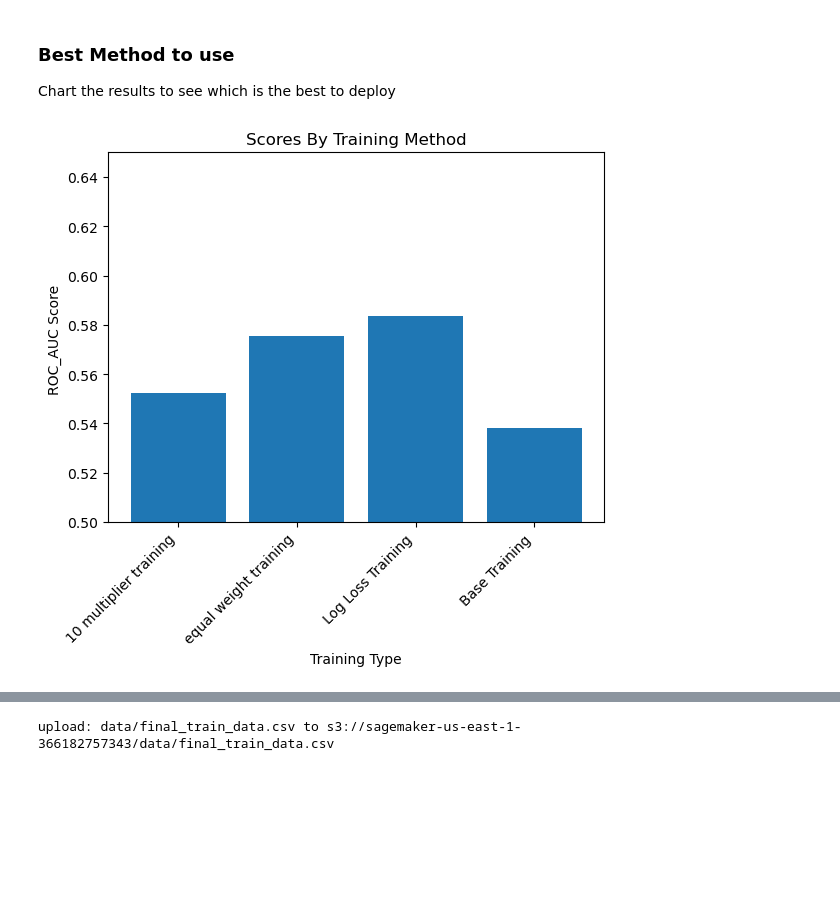
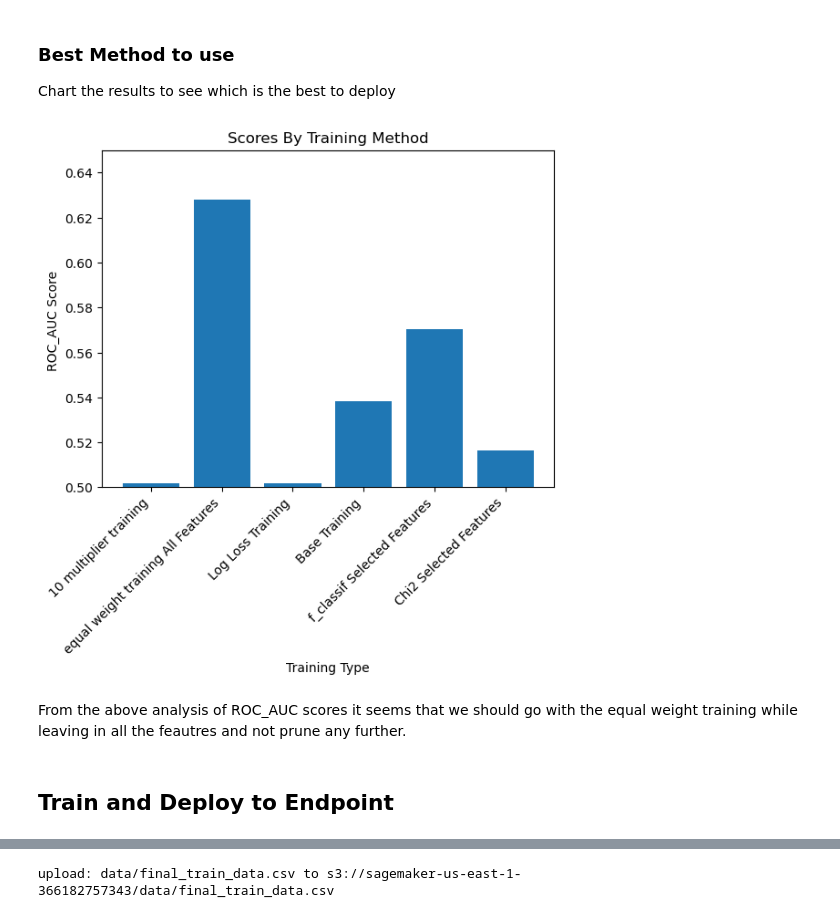
Before and after one commit to djarrin/arvato-ml-captstone, a Jupyter notebook: project_workbook.ipynb, the cells around one changed output, grey strips where cells are left out. Saved outputs shown, nothing was run; the diff lists cells and outputs as text; code cells hidden in the pictures; blank space fills up the shorter version.

Commit message:
have completed training, now just need to deploy

```diff
--- a/project_workbook.ipynb
+++ b/project_workbook.ipynb
@@ -422,3 +535,7 @@ weight_training = 0.5754319426885839
+# %%
+f_classif_feature_train_results = 0.5702697008006743
+# %%
+chi2_feature_train_results = 0.5163822166034555
 # %%
 predictor_w.fit_summary()
 # %% [output]
@@ -506,5 +660,5 @@ lw_weight_training
 # %%
-lw_weight_training = 0.5522545301306403
+lw_weight_training = 0.5018963337547409
 # %% [markdown]
 ### Log Loss model with not weights
 # %%
@@ -526,5 +702,5 @@ ll_training
 # %%
-ll_training = 0.5836493889591234
+ll_training = 0.5018963337547409
 # %%
 predictor_ll.fit_summary()
 # %% [output]
@@ -567,27 +743,31 @@ Feature Metadata (Processed):
 Chart the results to see which is the best to deploy
 # %%
 # Values for the bars
-values = [lw_weight_training, weight_training, ll_training, base_training]
+values = [lw_weight_training, clean_data_results_all_features, ll_training, base_training, f_classif_feature_train_results, chi2_feature_train_results]
 
 # Names for the bars
-categories = ['10 multiplier training', 'equal weight training', 'Log Loss Training', 'Base Training']
+categories = ['10 multiplier training', 'equal weight training All Features', 'Log Loss Training', 'Base Training', 'f_classif Selected Features', 'Chi2 Selected Features']
 
 plt.bar(categories, values, width=0.2, color='blue')
 
 # Create a bar chart
 plt.bar(categories, values)
 
 plt.ylim(0.5, 0.65)
 
 # Add labels and title
 plt.xlabel('Training Type')
 plt.ylabel('ROC_AUC Score ')
 plt.title('Scores By Training Method')
 plt.xticks(rotation=45, ha='right')
 # Show the plot
 plt.show()
 # %% [output]
-[figure, old version]
+[figure, new version]
+# %% [markdown]
+From the above analysis of ROC_AUC scores it seems that we should go with the equal weight training while leaving in all the feautres and not prune any further.
+# %% [markdown]
+## Train and Deploy to Endpoint
 # %% [markdown]
 ### Retrieve AutoGluon Image
 https://docs.aws.amazon.com/sagemaker/latest/dg/autogluon-tabular.html
```
Also changed, not shown: parts of 54 cells of this notebook.
